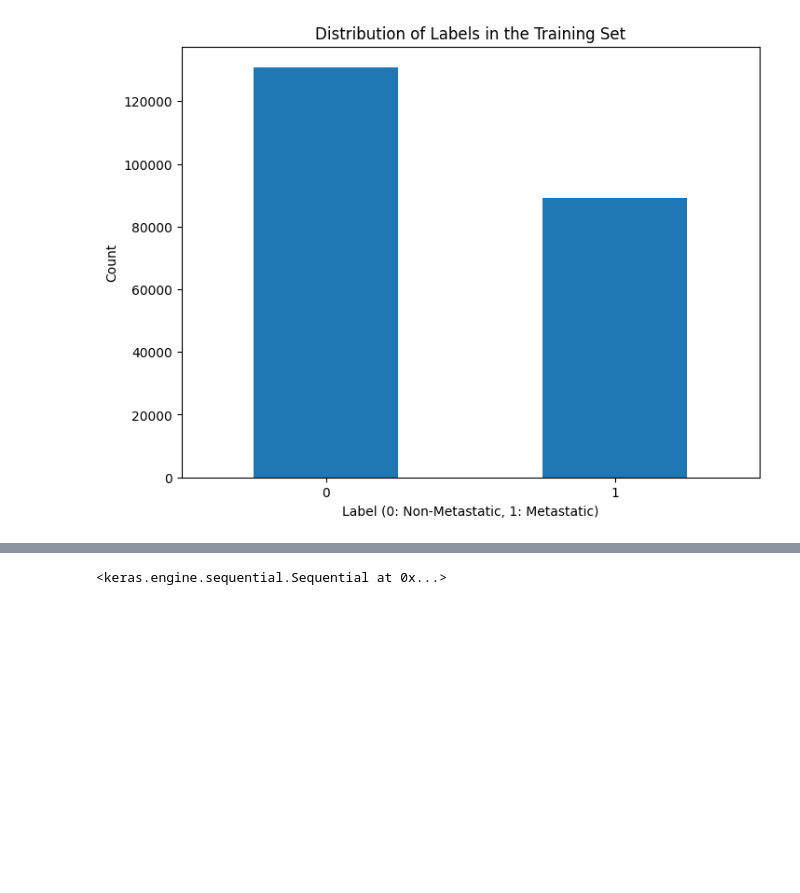
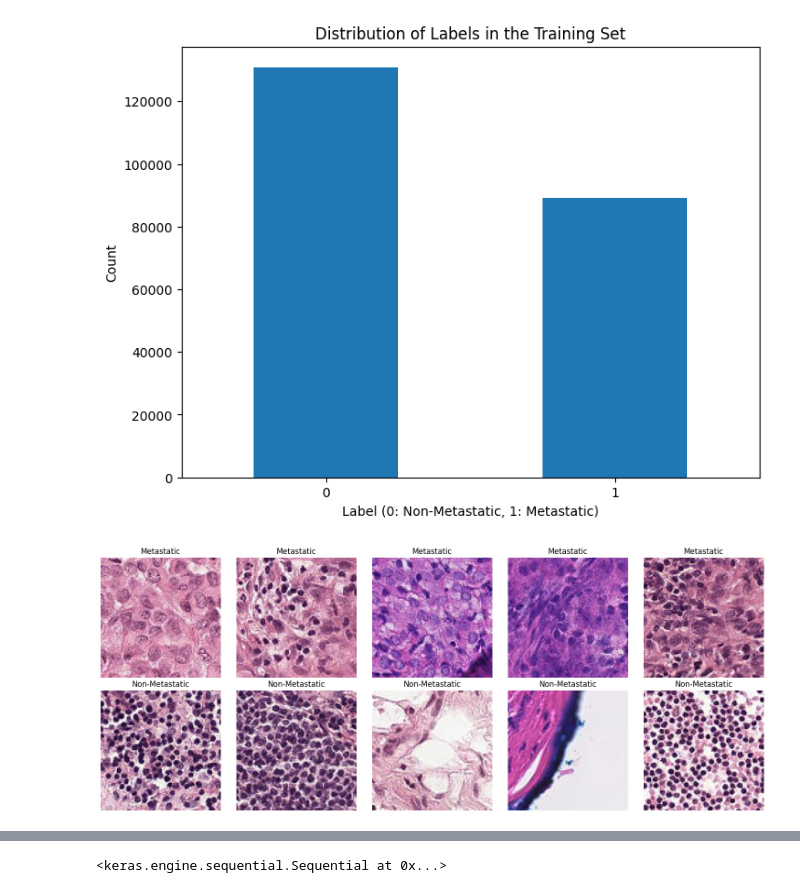
Before and after one commit to contacth1/dtsa-5511-wk3, a Jupyter notebook: solution.ipynb, the cells around one changed output, grey strips where cells are left out. Drawn from its saved outputs; the diff is of its cells as text; code cells hidden in the pictures; blank space fills up the shorter version.

```diff
--- a/solution.ipynb
+++ b/solution.ipynb
@@ -48,3 +70,47 @@ plt.xticks(rotation=0)
 plt.show()
 # %% [output]
 [figure]
+# %%
+import os
+import matplotlib.pyplot as plt
+import numpy as np
+from PIL import Image
+
+# Function to load and display images
+def display_images(train_dir, labels_df, num_images=5):
+    # Separate the metastatic and non-metastatic images
+    metastatic_images = labels_df[labels_df['label'] == 1]['id'].values
+    non_metastatic_images = labels_df[labels_df['label'] == 0]['id'].values
+
+    # Randomly select images
+    selected_metastatic = np.random.choice(metastatic_images, num_images, replace=False)
+    selected_non_metastatic = np.random.choice(non_metastatic_images, num_images, replace=False)
+
+    plt.figure(figsize=(15, 6))
+
+    # Display metastatic images
+    for i, img_id in enumerate(selected_metastatic):
+        img_path = os.path.join(train_dir, img_id + '.tif')  # Adjust extension if necessary
+        img = Image.open(img_path)
+        plt.subplot(2, num_images, i + 1)
+        plt.imshow(img)
+        plt.axis('off')
+        plt.title('Metastatic')
+
+    # Display non-metastatic images
+    for i, img_id in enumerate(selected_non_metastatic):
+        img_path = os.path.join(train_dir, img_id + '.tif')  # Adjust extension if necessary
+        img = Image.open(img_path)
+        plt.subplot(2, num_images, i + 1 + num_images)
+        plt.imshow(img)
+        plt.axis('off')
+        plt.title('Non-Metastatic')
+
+    plt.tight_layout()
+    plt.show()
+
+# Display images from the dataset
+# print(os.listdir(TRAIN_DIR))
+display_images(TRAIN_DIR, train_labels, num_images=5)
+# %% [output]
+[figure, added]
```
Also changed, not shown: parts of 6 cells of this notebook.
